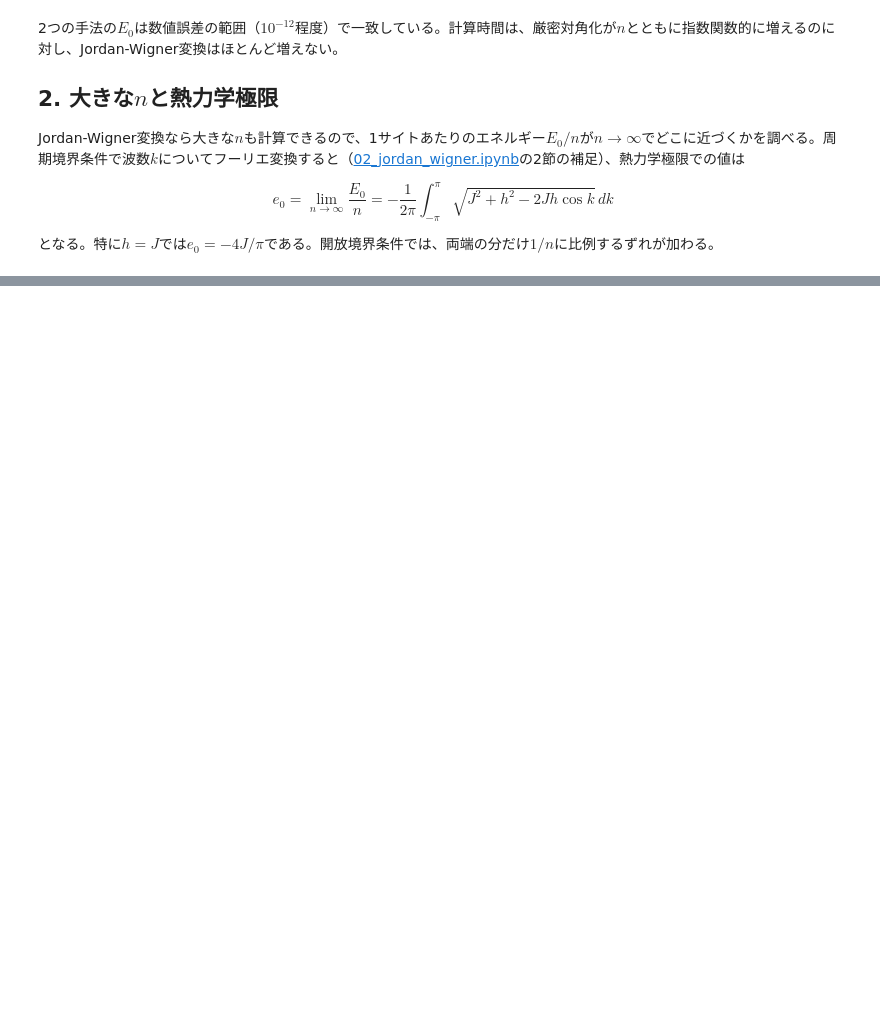
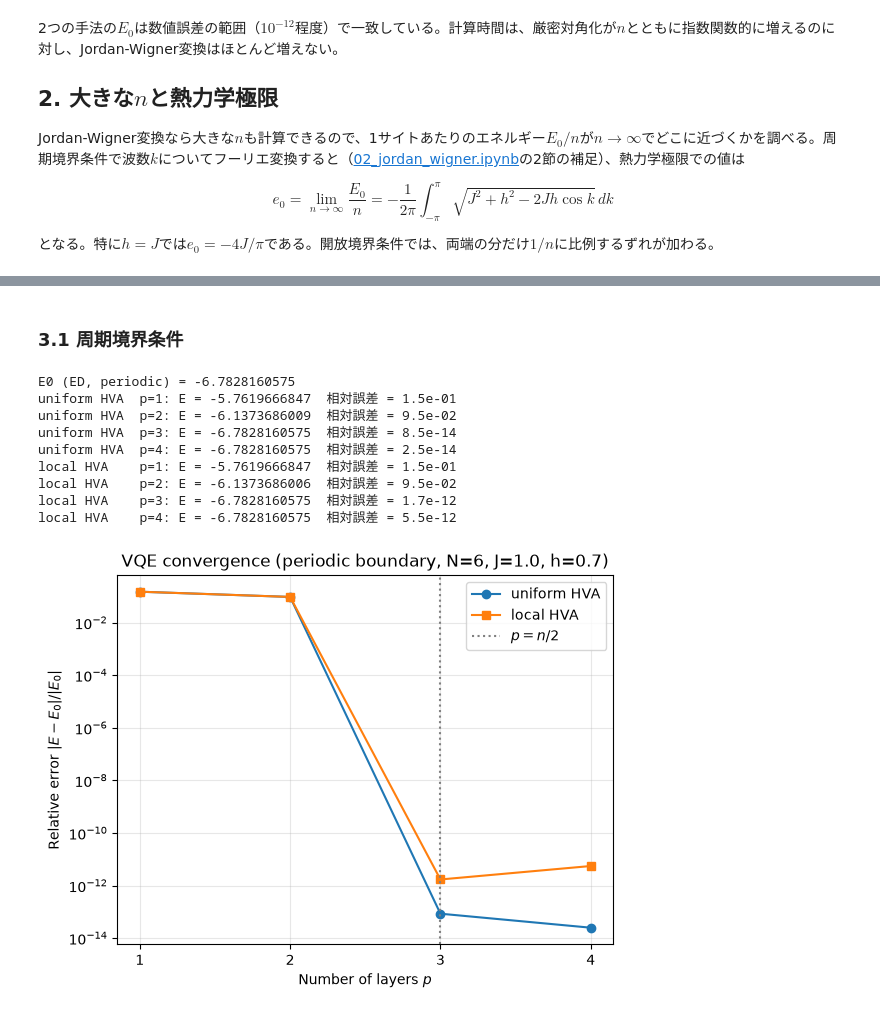
Before and after one commit to yuta627/Quantum_many-body_system, a Jupyter notebook: models/01_tfim/11_ground_state.ipynb, the cells around one changed output, grey strips where cells are left out. Saved outputs shown, nothing was run; the diff lists cells and outputs as text; code cells hidden in the pictures; blank space fills up the shorter version.

```diff
--- a/models/01_tfim/11_ground_state.ipynb
+++ b/models/01_tfim/11_ground_state.ipynb
@@ -101,0 +133,19 @@ VQEで$n=6$の$E_0$を求め、層の数$p$を増やしたときの収束を調
+# %% [markdown]
+### 3.1 周期境界条件
+# %%
+N = 6
+J = 1.0
+h = 0.7
+p_max = 4
+compare_hva(N, J, h, p_max, pbc=True)
+# %% [output]
+E0 (ED, periodic) = -6.7828160575
+uniform HVA  p=1: E = -5.7619666847  相対誤差 = 1.5e-01
+uniform HVA  p=2: E = -6.1373686009  相対誤差 = 9.5e-02
+uniform HVA  p=3: E = -6.7828160575  相対誤差 = 8.5e-14
+uniform HVA  p=4: E = -6.7828160575  相対誤差 = 2.5e-14
+local HVA    p=1: E = -5.7619666847  相対誤差 = 1.5e-01
+local HVA    p=2: E = -6.1373686006  相対誤差 = 9.5e-02
+local HVA    p=3: E = -6.7828160575  相対誤差 = 1.7e-12
+local HVA    p=4: E = -6.7828160575  相対誤差 = 5.5e-12
+[figure, added]
```
Also changed, not shown: parts of 9 cells of this notebook, 1 other file.
